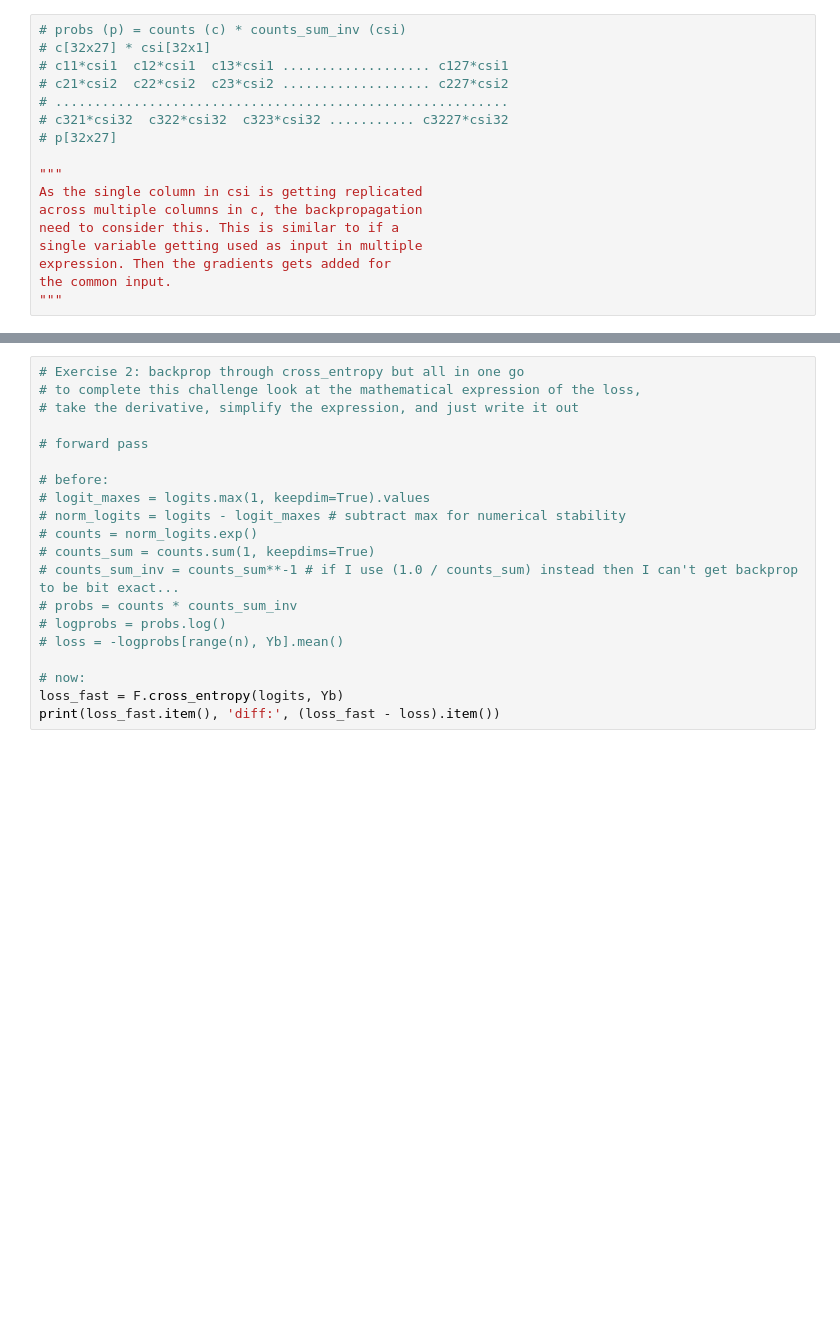
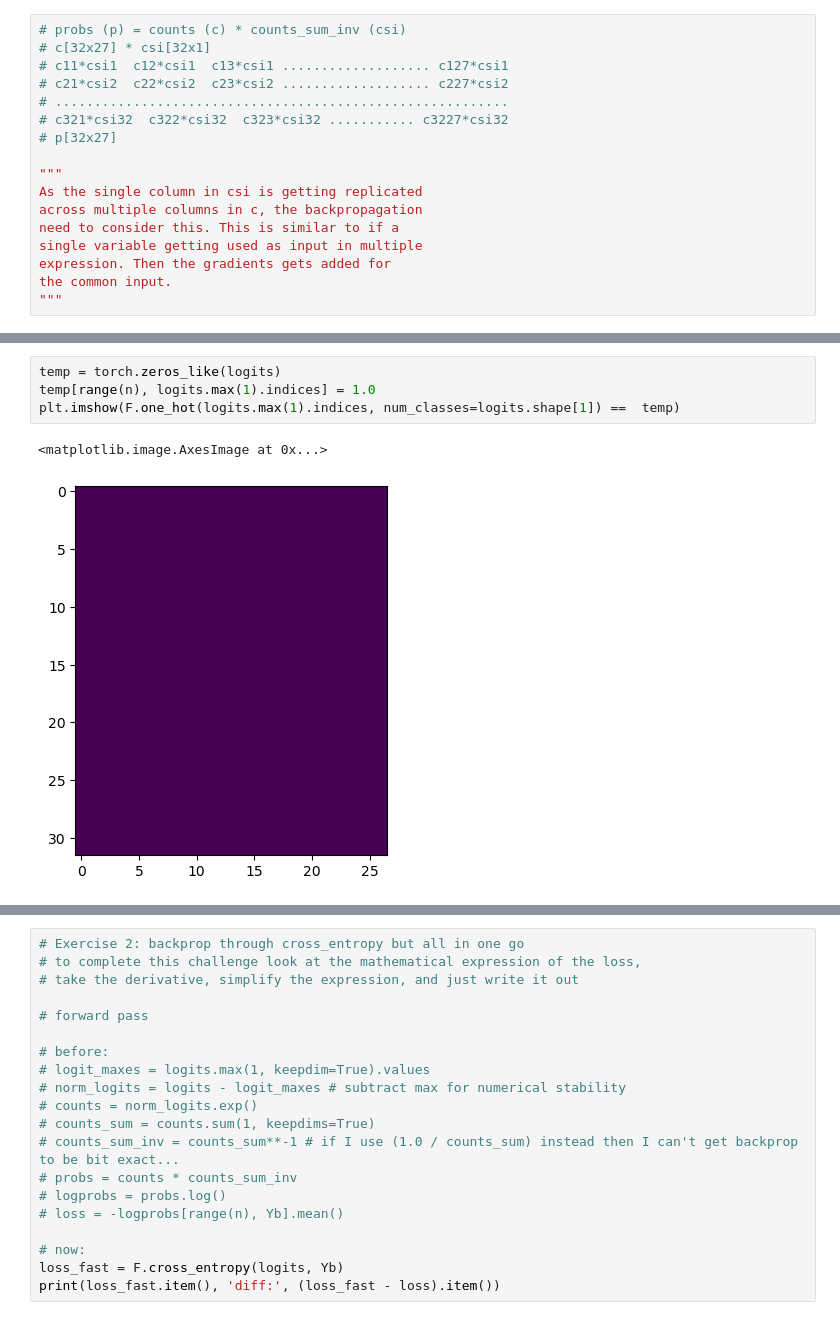
Before and after one commit to LazyBouy/nn-zero-to-hero, a Jupyter notebook: lectures/makemore/makemore_part4_backprop.ipynb, the cells around one changed output, grey strips where cells are left out. Drawn from its saved outputs; the diff is of its cells as text; blank space fills up the shorter version.

```diff
--- a/lectures/makemore/makemore_part4_backprop.ipynb
+++ b/lectures/makemore/makemore_part4_backprop.ipynb
@@ -169,0 +184,7 @@ the common input.
+# %%
+temp = torch.zeros_like(logits)
+temp[range(n), logits.max(1).indices] = 1.0
+plt.imshow(F.one_hot(logits.max(1).indices, num_classes=logits.shape[1]) ==  temp)
+# %% [output]
+<matplotlib.image.AxesImage at 0x...>
+[figure, added]
```
Also changed, not shown: parts of 7 cells of this notebook.
